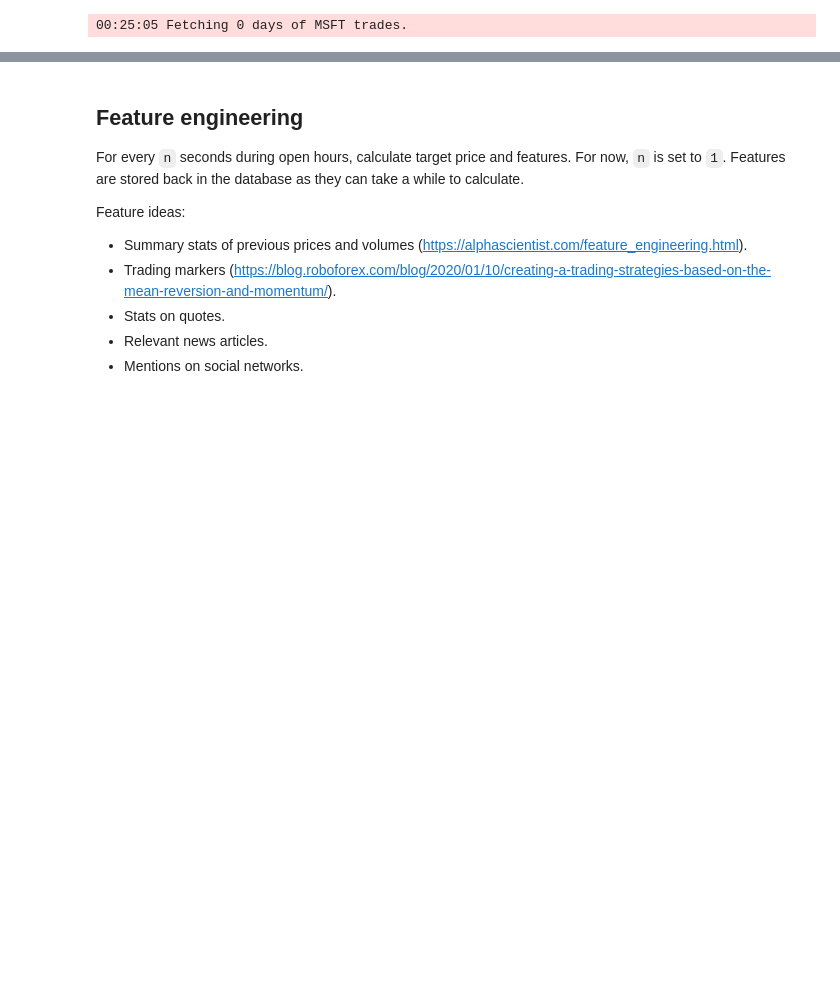
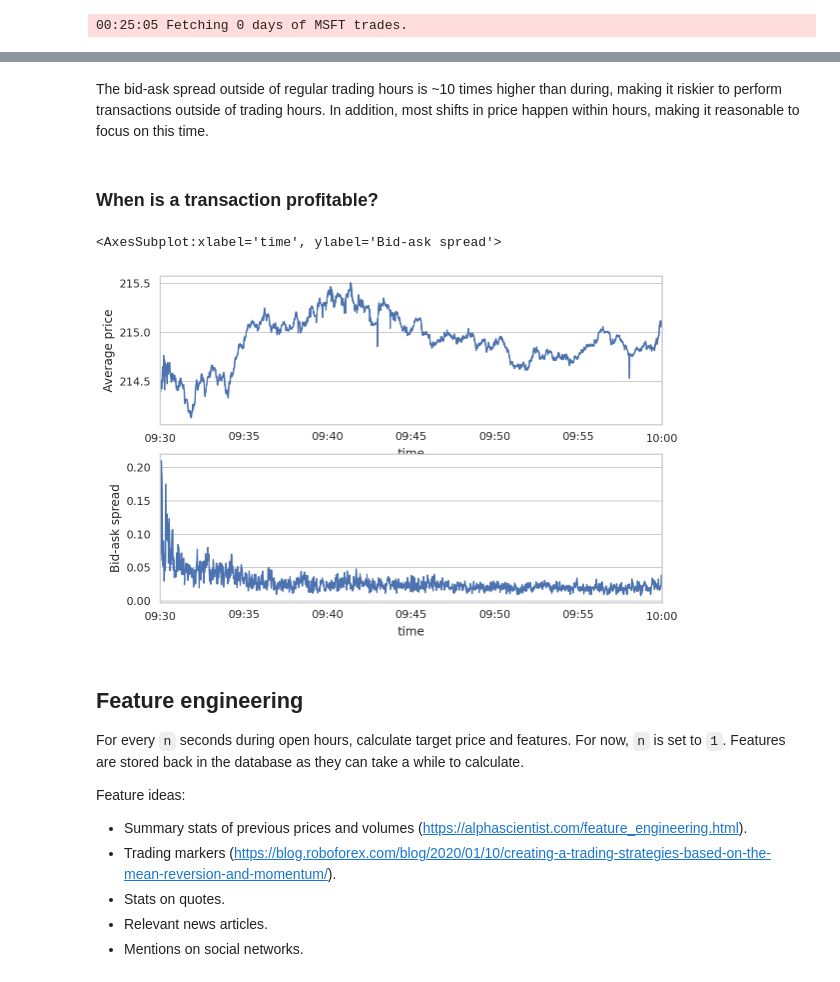
Before and after one commit to dwitvliet/project-stock-trading, a Jupyter notebook: stock_prediction.ipynb, the cells around one changed output, grey strips where cells are left out. Saved outputs shown, nothing was run; the diff lists cells and outputs as text; code cells hidden in the pictures; blank space fills up the shorter version.

Commit message:
Determined to run within regular trading hours

```diff
--- a/stock_prediction.ipynb
+++ b/stock_prediction.ipynb
@@ -114,3 +150,28 @@ Each timepoint can be classified as `buy`, `keep`, or `sell`:
+# %% [markdown]
+The bid-ask spread outside of regular trading hours is ~10 times higher than during, making it riskier to perform transactions outside of trading hours. In addition, most shifts in price happen within hours, making it reasonable to focus on this time.
+# %% [markdown]
+### When is a transaction profitable?
+# %%
+fig, axes = plt.subplots(2, 1, figsize=(9, 6))
+trades.groupby(pd.Grouper(key='time', freq='1S'))['price'].mean() \
+    .between_time('09:30', '10:00') \
+    .plot.line(ax=axes[0], ylabel='Average price')
+quotes.groupby(pd.Grouper(key='time', freq='1S'))['spread'].mean() \
+    .between_time('09:30', '10:00') \
+    .plot.line(ax=axes[1], ylabel='Bid-ask spread')
+print(f'Mean spread':)
+# regular_quotes = quotes[
+#     (quotes['time'].dt.time >= datetime.time(9, 30)) \
+#     & (quotes['time'].dt.time <= datetime.time(16, 0))
+# ]
+# regular_trades.groupby(pd.Grouper(key='time', freq='1min'))['price'].mean() \
+#     .plot.line(ax=axes[0], ylabel='Average price')
+# quotes['spread'] = quotes['ask_price'] - quotes['bid_price']
+# quotes.groupby(pd.Grouper(key='time', freq='1min'))['spread'].mean() \
+#     .plot.line(ax=axes[1], ylabel='Bid-ask spread')
+# %% [output]
+<AxesSubplot:xlabel='time', ylabel='Bid-ask spread'>
+[figure, added]
 # %% [markdown]
 ## Feature engineering
 
```
Also changed, not shown: parts of 6 cells of this notebook.
